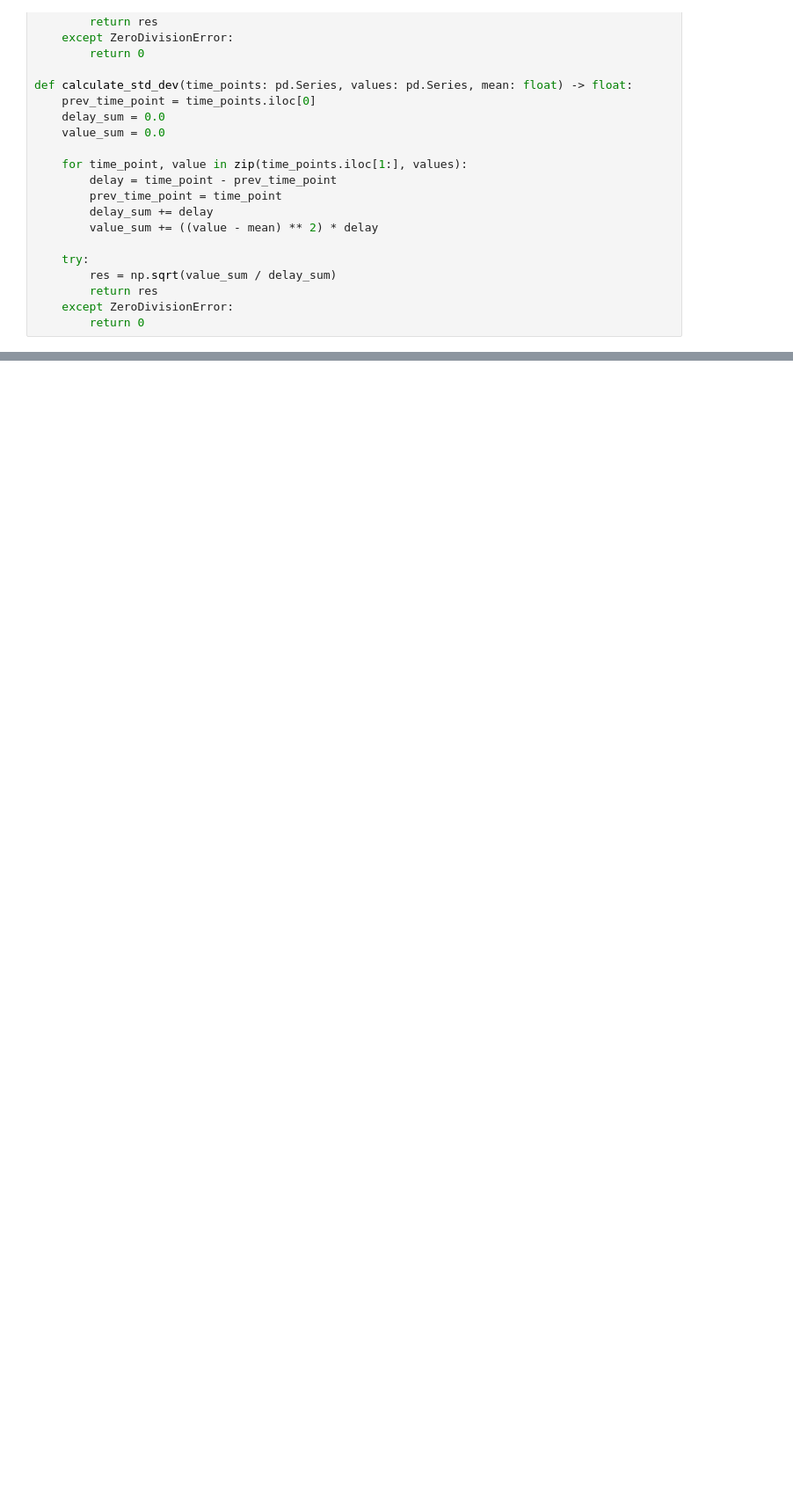
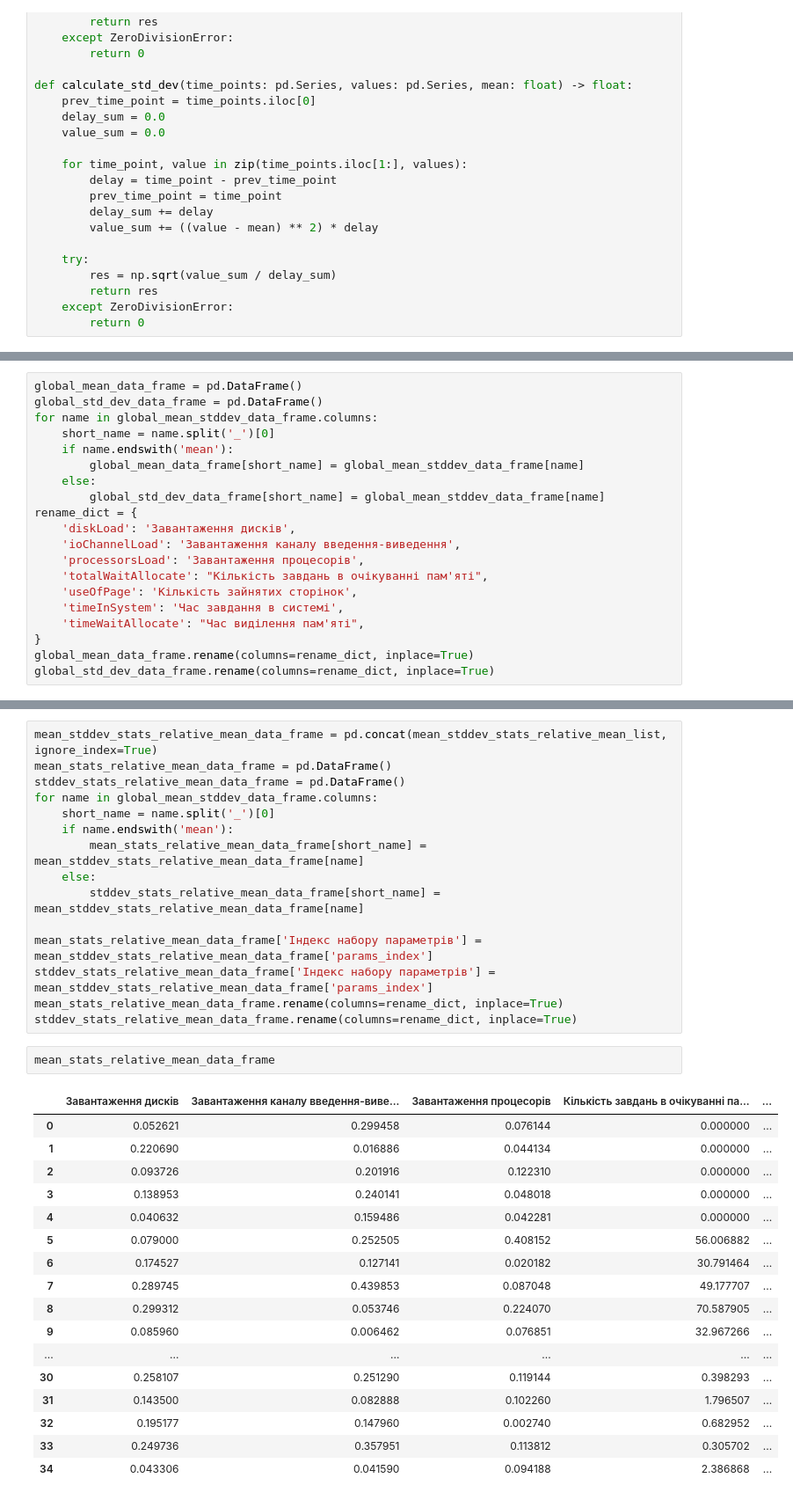
Before and after one commit to SideShowBoBGOT/system_modelling_seventh_semester, a Jupyter notebook: course_work/verification.ipynb, the cells around one changed output, grey strips where cells are left out. Shown at 88% size. Drawn from its saved outputs; the diff is of its cells as text; blank space fills up the shorter version.

```diff
--- a/course_work/verification.ipynb
+++ b/course_work/verification.ipynb
@@ -220,0 +190,20 @@ mean_stddev_stats_relative_mean_data_frame
+# %%
+global_mean_data_frame = pd.DataFrame()
+global_std_dev_data_frame = pd.DataFrame()
+for name in global_mean_stddev_data_frame.columns:
+    short_name = name.split('_')[0]
+    if name.endswith('mean'):
+        global_mean_data_frame[short_name] = global_mean_stddev_data_frame[name]
+    else:
+        global_std_dev_data_frame[short_name] = global_mean_stddev_data_frame[name]
+rename_dict = {
+    'diskLoad': 'Завантаження дисків',
+    'ioChannelLoad': 'Завантаження каналу введення-виведення',
+    'processorsLoad': 'Завантаження процесорів',
+    'totalWaitAllocate': "Кількість завдань в очікуванні пам'яті",
+    'useOfPage': 'Кількість зайнятих сторінок',
+    'timeInSystem': 'Час завдання в системі',
+    'timeWaitAllocate': "Час виділення пам'яті",
+}
+global_mean_data_frame.rename(columns=rename_dict, inplace=True)
+global_std_dev_data_frame.rename(columns=rename_dict, inplace=True)
@@ -220,0 +232,35 @@ mean_stddev_stats_relative_mean_data_frame
+# %%
+mean_stddev_stats_relative_mean_data_frame = pd.concat(mean_stddev_stats_relative_mean_list, ignore_index=True)
+mean_stats_relative_mean_data_frame = pd.DataFrame()
+stddev_stats_relative_mean_data_frame = pd.DataFrame()
+for name in global_mean_stddev_data_frame.columns:
+    short_name = name.split('_')[0]
+    if name.endswith('mean'):
+        mean_stats_relative_mean_data_frame[short_name] = mean_stddev_stats_relative_mean_data_frame[name]
+    else:
+        stddev_stats_relative_mean_data_frame[short_name] = mean_stddev_stats_relative_mean_data_frame[name]
+
+mean_stats_relative_mean_data_frame['Індекс набору параметрів'] = mean_stddev_stats_relative_mean_data_frame['params_index']
+stddev_stats_relative_mean_data_frame['Індекс набору параметрів'] = mean_stddev_stats_relative_mean_data_frame['params_index']
+mean_stats_relative_mean_data_frame.rename(columns=rename_dict, inplace=True)
+stddev_stats_relative_mean_data_frame.rename(columns=rename_dict, inplace=True)
+# %%
+mean_stats_relative_mean_data_frame
+# %% [output]
+|  | Завантаження дисків | Завантаження каналу введення-виве... | Завантаження процесорів | Кількість завдань в очікуванні па... | ... |
+| 0 | 0.052621 | 0.299458 | 0.076144 | 0.000000 | ... |
+| 1 | 0.220690 | 0.016886 | 0.044134 | 0.000000 | ... |
+| 2 | 0.093726 | 0.201916 | 0.122310 | 0.000000 | ... |
+| 3 | 0.138953 | 0.240141 | 0.048018 | 0.000000 | ... |
+| 4 | 0.040632 | 0.159486 | 0.042281 | 0.000000 | ... |
+| 5 | 0.079000 | 0.252505 | 0.408152 | 56.006882 | ... |
+| 6 | 0.174527 | 0.127141 | 0.020182 | 30.791464 | ... |
+| 7 | 0.289745 | 0.439853 | 0.087048 | 49.177707 | ... |
+| 8 | 0.299312 | 0.053746 | 0.224070 | 70.587905 | ... |
+| 9 | 0.085960 | 0.006462 | 0.076851 | 32.967266 | ... |
+| ... | ... | ... | ... | ... | ... |
+| 30 | 0.258107 | 0.251290 | 0.119144 | 0.398293 | ... |
+| 31 | 0.143500 | 0.082888 | 0.102260 | 1.796507 | ... |
+| 32 | 0.195177 | 0.147960 | 0.002740 | 0.682952 | ... |
+| 33 | 0.249736 | 0.357951 | 0.113812 | 0.305702 | ... |
+| 34 | 0.043306 | 0.041590 | 0.094188 | 2.386868 | ... |
```
Also changed, not shown: parts of 10 cells of this notebook.
